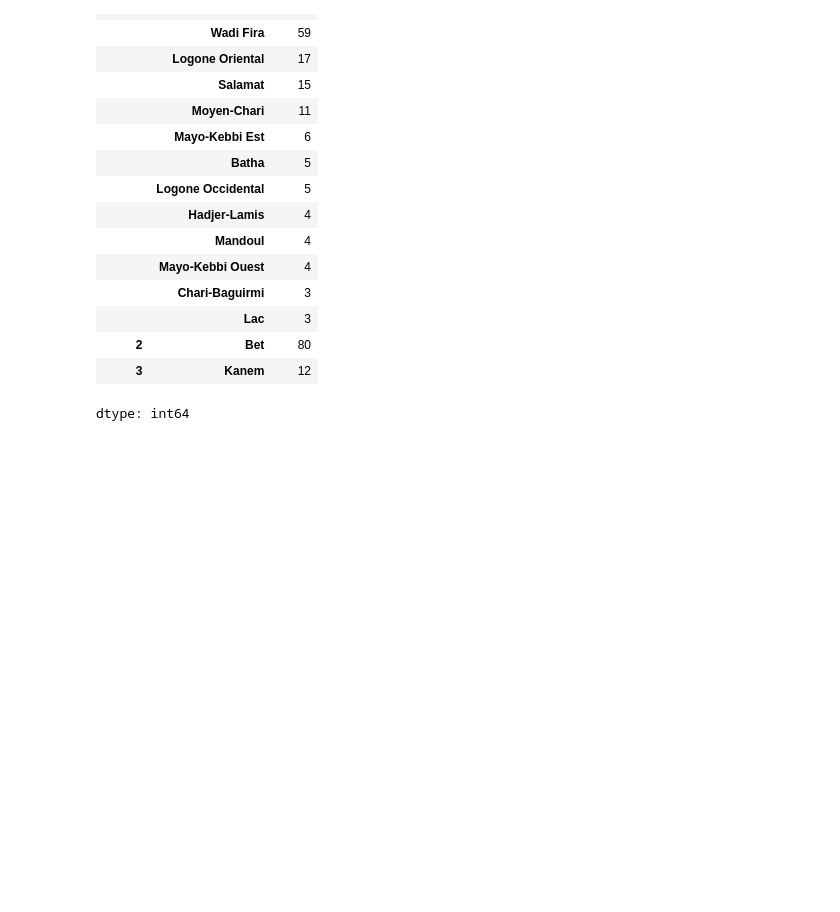
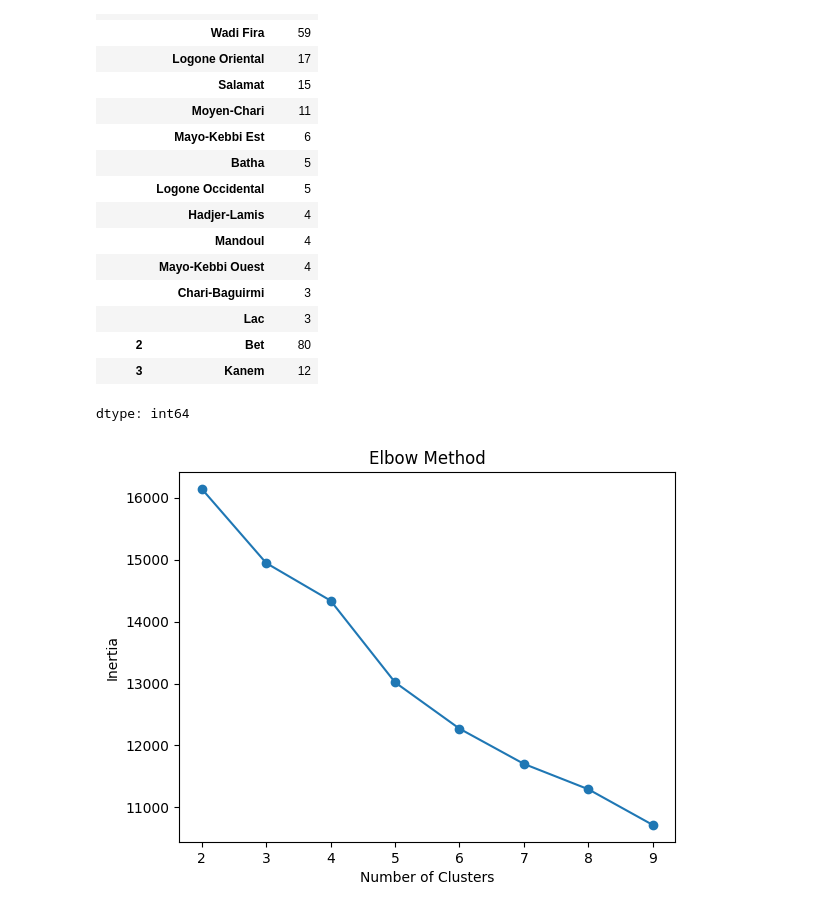
Before and after one commit to Kadergueli/conflict-risk-analysis-chad, a Jupyter notebook: 06_risk_modeling.ipynb, the cells around one changed output. Saved outputs shown, nothing was run; the diff lists cells and outputs as text; code cells hidden in the pictures; blank space fills up the shorter version.

Commit message:
risk modeling with cluster evaluation

```diff
--- a/06_risk_modeling.ipynb
+++ b/06_risk_modeling.ipynb
@@ -116,3 +172,21 @@ df.groupby('cluster')['ADMIN1'].value_counts()
 | 2 | Bet | 80 |
 | 3 | Kanem | 12 |
 dtype: int64
+# %%
+from sklearn.cluster import KMeans
+import matplotlib.pyplot as plt
+
+inertia = []
+
+for k in range(2,10):
+    model = KMeans(n_clusters=k, random_state=42)
+    model.fit(X_scaled)
+    inertia.append(model.inertia_)
+
+plt.plot(range(2,10), inertia, marker='o')
+plt.title("Elbow Method")
+plt.xlabel("Number of Clusters")
+plt.ylabel("Inertia")
+plt.show()
+# %% [output]
+[figure, added]
```
Also changed, not shown: parts of 8 cells of this notebook.
